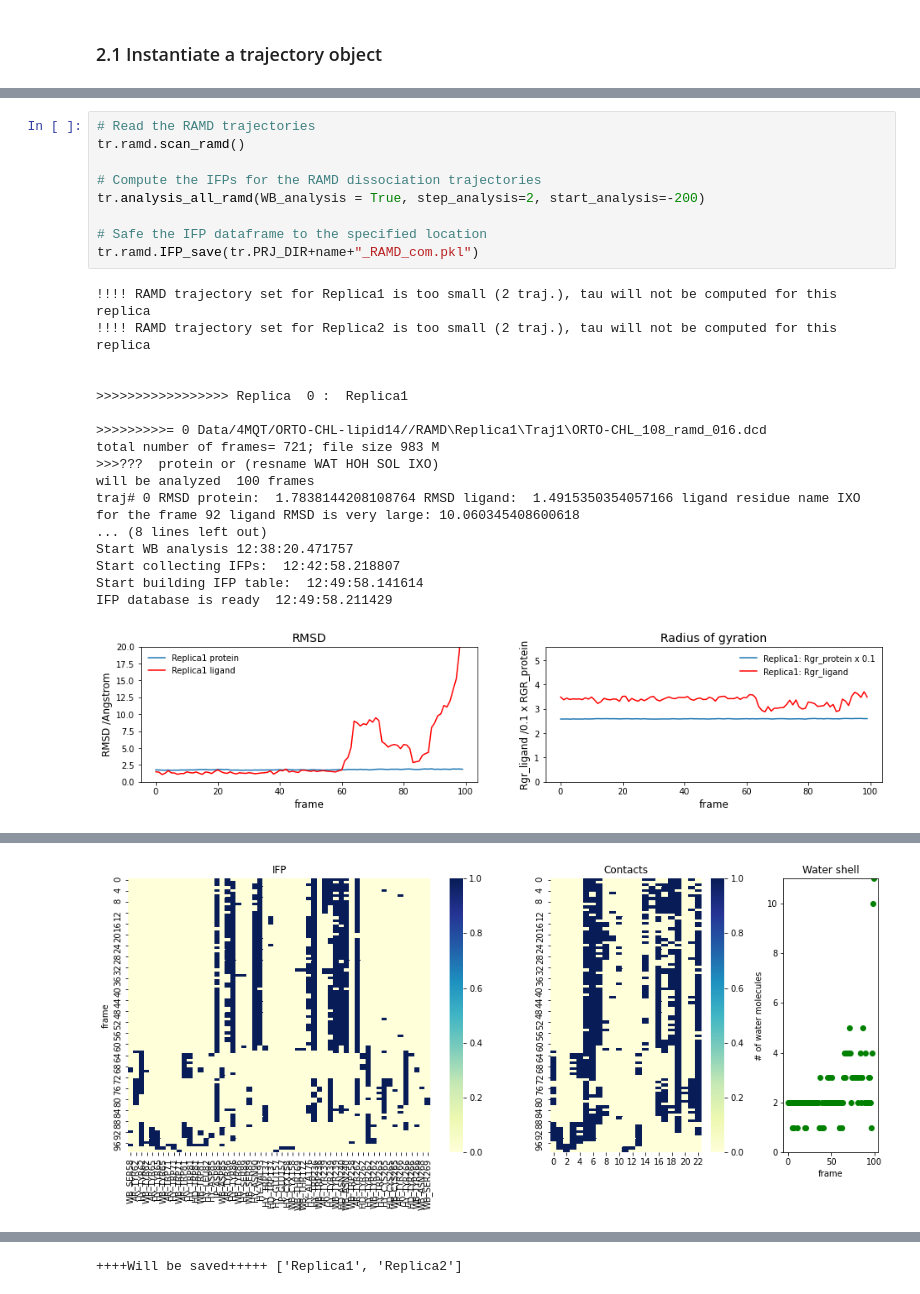
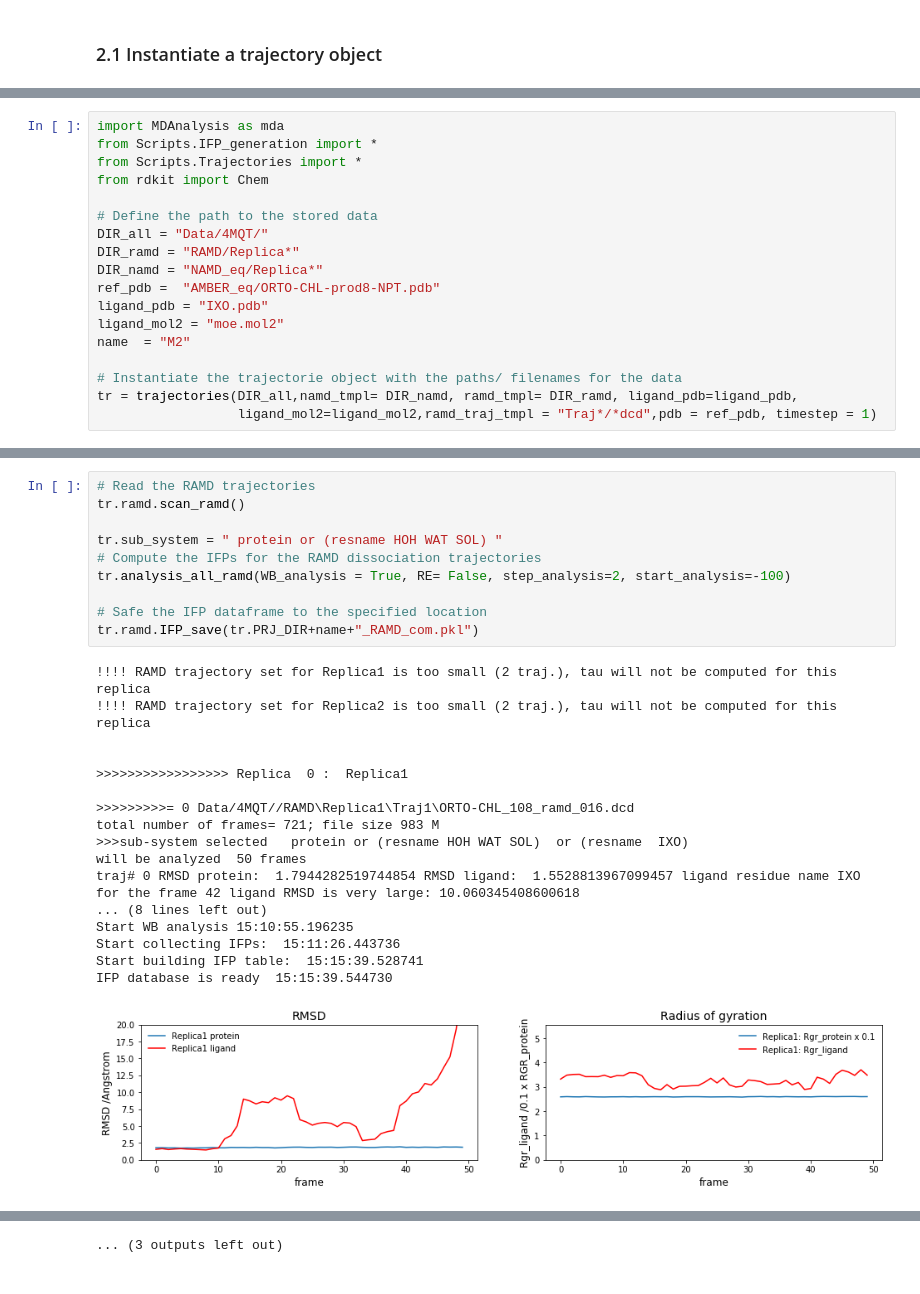
Before and after one commit to HITS-MCM/MD-IFP, a Jupyter notebook: IFP_generation_examples_TRAJ.ipynb, the cells around one changed output, grey strips where cells are left out. Saved outputs shown, nothing was run; the diff lists cells and outputs as text.

```diff
--- a/IFP_generation_examples_TRAJ.ipynb
+++ b/IFP_generation_examples_TRAJ.ipynb
@@ -212,0 +261,18 @@ Note that at least 10 trajectories should be simulated for tau calculation. If l
+# %%
+import MDAnalysis as mda
+from Scripts.IFP_generation import *
+from Scripts.Trajectories import *
+from rdkit import Chem
+
+# Define the path to the stored data
+DIR_all = "Data/4MQT/"
+DIR_ramd = "RAMD/Replica*"
+DIR_namd = "NAMD_eq/Replica*"
+ref_pdb =  "AMBER_eq/ORTO-CHL-prod8-NPT.pdb"
+ligand_pdb = "IXO.pdb"
+ligand_mol2 = "moe.mol2"
+name  = "M2"
+
+# Instantiate the trajectorie object with the paths/ filenames for the data
+tr = trajectories(DIR_all,namd_tmpl= DIR_namd, ramd_tmpl= DIR_ramd, ligand_pdb=ligand_pdb,
+                  ligand_mol2=ligand_mol2,ramd_traj_tmpl = "Traj*/*dcd",pdb = ref_pdb, timestep = 1)
@@ -213,28 +292,29 @@ Note that at least 10 trajectories should be simulated for tau calculation. If l
 # %%
 # Read the RAMD trajectories
 tr.ramd.scan_ramd()
 
+tr.sub_system = " protein or (resname HOH WAT SOL) "
 # Compute the IFPs for the RAMD dissociation trajectories
-tr.analysis_all_ramd(WB_analysis = True, step_analysis=2, start_analysis=-200)
+tr.analysis_all_ramd(WB_analysis = True, RE= False, step_analysis=2, start_analysis=-100)
 
 # Safe the IFP dataframe to the specified location
 tr.ramd.IFP_save(tr.PRJ_DIR+name+"_RAMD_com.pkl")
 # %% [output]
 !!!! RAMD trajectory set for Replica1 is too small (2 traj.), tau will not be computed for this replica
 !!!! RAMD trajectory set for Replica2 is too small (2 traj.), tau will not be computed for this replica
 
 
 >>>>>>>>>>>>>>>>> Replica  0 :  Replica1
 
->>>>>>>>>= 0 Data/4MQT/ORTO-CHL-lipid14//RAMD\Replica1\Traj1\ORTO-CHL_108_ramd_016.dcd
+>>>>>>>>>= 0 Data/4MQT//RAMD\Replica1\Traj1\ORTO-CHL_108_ramd_016.dcd
 total number of frames= 721; file size 983 M
->>>???  protein or (resname WAT HOH SOL IXO)
-will be analyzed  100 frames
-traj# 0 RMSD protein:  1.7838144208108764 RMSD ligand:  1.4915350354057166 ligand residue name IXO
-for the frame 92 ligand RMSD is very large: 10.060345408600618
+>>>sub-system selected   protein or (resname HOH WAT SOL)  or (resname  IXO)
+will be analyzed  50 frames
+traj# 0 RMSD protein:  1.7944282519744854 RMSD ligand:  1.5528813967099457 ligand residue name IXO
+for the frame 42 ligand RMSD is very large: 10.060345408600618
 ... (8 lines left out)
-Start WB analysis 12:38:20.471757
-Start collecting IFPs:  12:42:58.218807
-Start building IFP table:  12:49:58.141614
-IFP database is ready  12:49:58.211429
+Start WB analysis 15:10:55.196235
+Start collecting IFPs:  15:11:26.443736
+Start building IFP table:  15:15:39.528741
+IFP database is ready  15:15:39.544730
-[figure, old version]
+[figure, new version]
@@ -257 +337,0 @@ IFP database is ready  13:03:47.201588
-[figure, old version]
@@ -295 +375 @@ IFP database is ready  13:27:44.949705
-++++Will be saved+++++ ['Replica1', 'Replica2']
+... (3 outputs left out)
```
Also changed, not shown: parts of 29 cells of this notebook, 3 other files.
